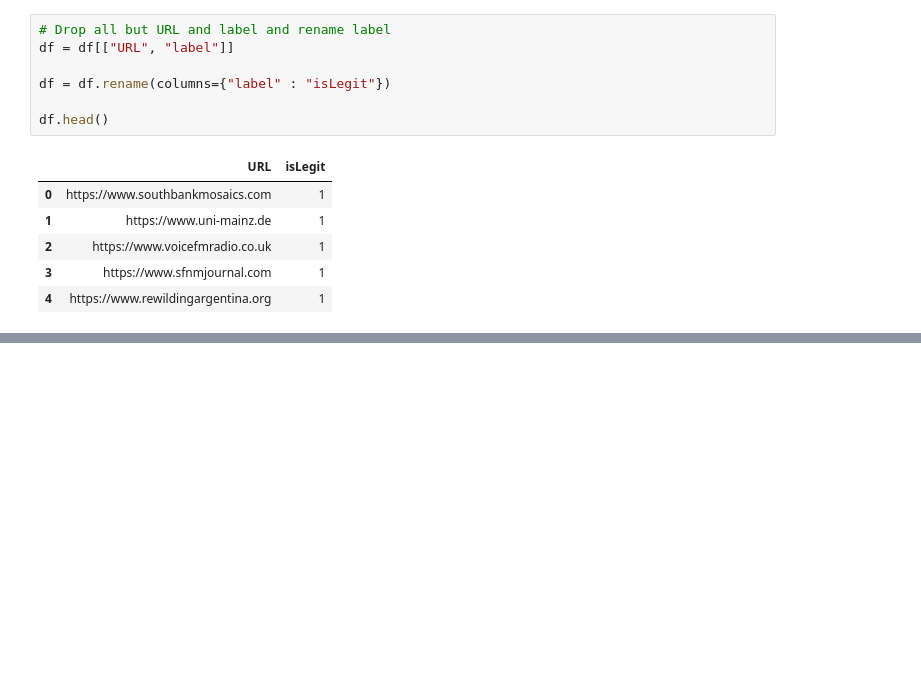
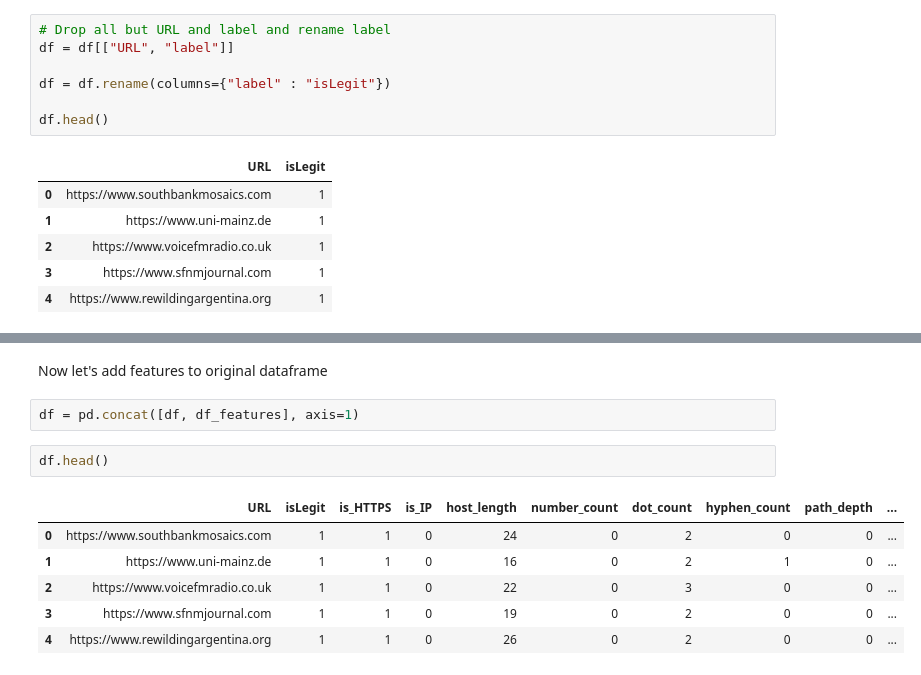
Before and after one commit to lassihi/Phishing-link-classifier, a Jupyter notebook: notebook/phishing-link-classifier.ipynb, the cells around one changed output, grey strips where cells are left out. Saved outputs shown, nothing was run; the diff lists cells and outputs as text; blank space fills up the shorter version.

```diff
--- a/notebook/phishing-link-classifier.ipynb
+++ b/notebook/phishing-link-classifier.ipynb
@@ -73,0 +117,13 @@ memory usage: 3.6 MB
+# %% [markdown]
+Now let's add features to original dataframe
+# %%
+df = pd.concat([df, df_features], axis=1)
+# %%
+df.head()
+# %% [output]
+|  | URL | isLegit | is_HTTPS | is_IP | host_length | number_count | dot_count | hyphen_count | path_depth | ... |
+| 0 | https://www.southbankmosaics.com | 1 | 1 | 0 | 24 | 0 | 2 | 0 | 0 | ... |
+| 1 | https://www.uni-mainz.de | 1 | 1 | 0 | 16 | 0 | 2 | 1 | 0 | ... |
+| 2 | https://www.voicefmradio.co.uk | 1 | 1 | 0 | 22 | 0 | 3 | 0 | 0 | ... |
+| 3 | https://www.sfnmjournal.com | 1 | 1 | 0 | 19 | 0 | 2 | 0 | 0 | ... |
+| 4 | https://www.rewildingargentina.org | 1 | 1 | 0 | 26 | 0 | 2 | 0 | 0 | ... |
```
Also changed, not shown: parts of 35 cells of this notebook.
